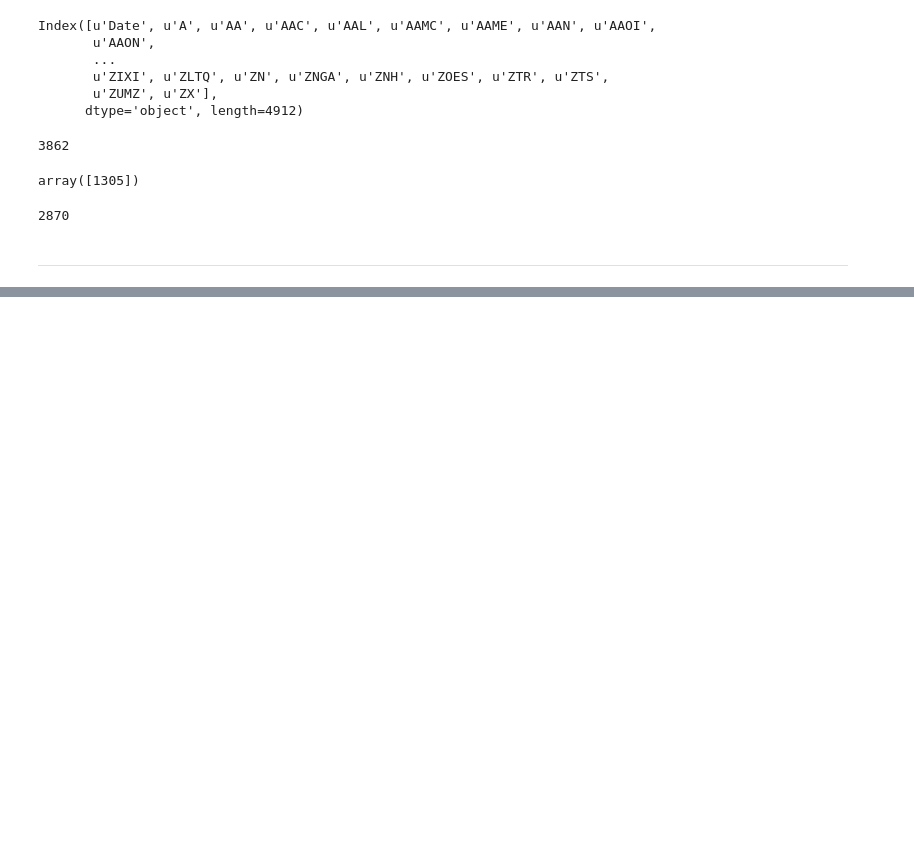
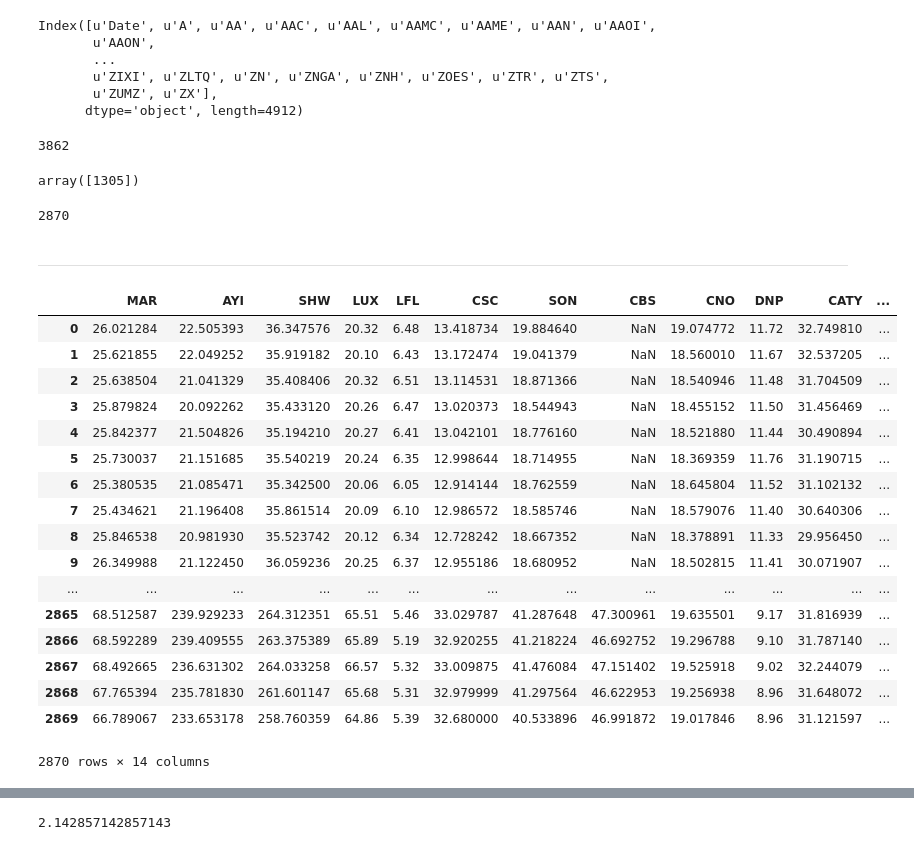
Before and after one commit to AC297R-Project/AC297_beta, a Jupyter notebook: work/Tang/0327.ipynb, the cells around one changed output, grey strips where cells are left out. Cells and saved outputs as stored; diff of their text form; code cells hidden in the pictures; blank space fills up the shorter version.

```diff
--- a/work/Tang/0327.ipynb
+++ b/work/Tang/0327.ipynb
@@ -114,3 +131,26 @@ class Hedge(object):
+# %%
+portstocks = stock_df[random_portfolio]
+# %%
+portstocks.fillna(method='ffill')
+# %% [output]
+|  | MAR | AYI | SHW | LUX | LFL | CSC | SON | CBS | CNO | DNP | CATY | ... |
+| 0 | 26.021284 | 22.505393 | 36.347576 | 20.32 | 6.48 | 13.418734 | 19.884640 | NaN | 19.074772 | 11.72 | 32.749810 | ... |
+| 1 | 25.621855 | 22.049252 | 35.919182 | 20.10 | 6.43 | 13.172474 | 19.041379 | NaN | 18.560010 | 11.67 | 32.537205 | ... |
+| 2 | 25.638504 | 21.041329 | 35.408406 | 20.32 | 6.51 | 13.114531 | 18.871366 | NaN | 18.540946 | 11.48 | 31.704509 | ... |
+| 3 | 25.879824 | 20.092262 | 35.433120 | 20.26 | 6.47 | 13.020373 | 18.544943 | NaN | 18.455152 | 11.50 | 31.456469 | ... |
+| 4 | 25.842377 | 21.504826 | 35.194210 | 20.27 | 6.41 | 13.042101 | 18.776160 | NaN | 18.521880 | 11.44 | 30.490894 | ... |
+| 5 | 25.730037 | 21.151685 | 35.540219 | 20.24 | 6.35 | 12.998644 | 18.714955 | NaN | 18.369359 | 11.76 | 31.190715 | ... |
+| 6 | 25.380535 | 21.085471 | 35.342500 | 20.06 | 6.05 | 12.914144 | 18.762559 | NaN | 18.645804 | 11.52 | 31.102132 | ... |
+| 7 | 25.434621 | 21.196408 | 35.861514 | 20.09 | 6.10 | 12.986572 | 18.585746 | NaN | 18.579076 | 11.40 | 30.640306 | ... |
+| 8 | 25.846538 | 20.981930 | 35.523742 | 20.12 | 6.34 | 12.728242 | 18.667352 | NaN | 18.378891 | 11.33 | 29.956450 | ... |
+| 9 | 26.349988 | 21.122450 | 36.059236 | 20.25 | 6.37 | 12.955186 | 18.680952 | NaN | 18.502815 | 11.41 | 30.071907 | ... |
+| ... | ... | ... | ... | ... | ... | ... | ... | ... | ... | ... | ... | ... |
+| 2865 | 68.512587 | 239.929233 | 264.312351 | 65.51 | 5.46 | 33.029787 | 41.287648 | 47.300961 | 19.635501 | 9.17 | 31.816939 | ... |
+| 2866 | 68.592289 | 239.409555 | 263.375389 | 65.89 | 5.19 | 32.920255 | 41.218224 | 46.692752 | 19.296788 | 9.10 | 31.787140 | ... |
+| 2867 | 68.492665 | 236.631302 | 264.033258 | 66.57 | 5.32 | 33.009875 | 41.476084 | 47.151402 | 19.525918 | 9.02 | 32.244079 | ... |
+| 2868 | 67.765394 | 235.781830 | 261.601147 | 65.68 | 5.31 | 32.979999 | 41.297564 | 46.622953 | 19.256938 | 8.96 | 31.648072 | ... |
+| 2869 | 66.789067 | 233.653178 | 258.760359 | 64.86 | 5.39 | 32.680000 | 40.533896 | 46.991872 | 19.017846 | 8.96 | 31.121597 | ... |
+2870 rows × 14 columns
 # %%
 hedgeobj = Hedge(stock_df, begindate = '2010-01-04')
 # %%
@@ -134,3 +174,7 @@ hedgeobj.allstockdf
 | 2868 | 2015-12-30 | 42.054999 | 9.917130 | 42.683537 | 4.870000 | 22.526041 | 23.670000 | 151.342709 | 106.740798 | 0.67 | ... | ... |
 | 2869 | 2015-12-31 | 41.810001 | 9.827518 | 42.234761 | 4.990000 | 22.366211 | 23.219999 | 150.453046 | 104.691918 | 0.68 | ... | ... |
 1510 rows × 3807 columns
+# %%
+6./7 / (0.4)
+# %% [output]
+2.142857142857143
```
Also changed, not shown: parts of 1 cell of this notebook.
